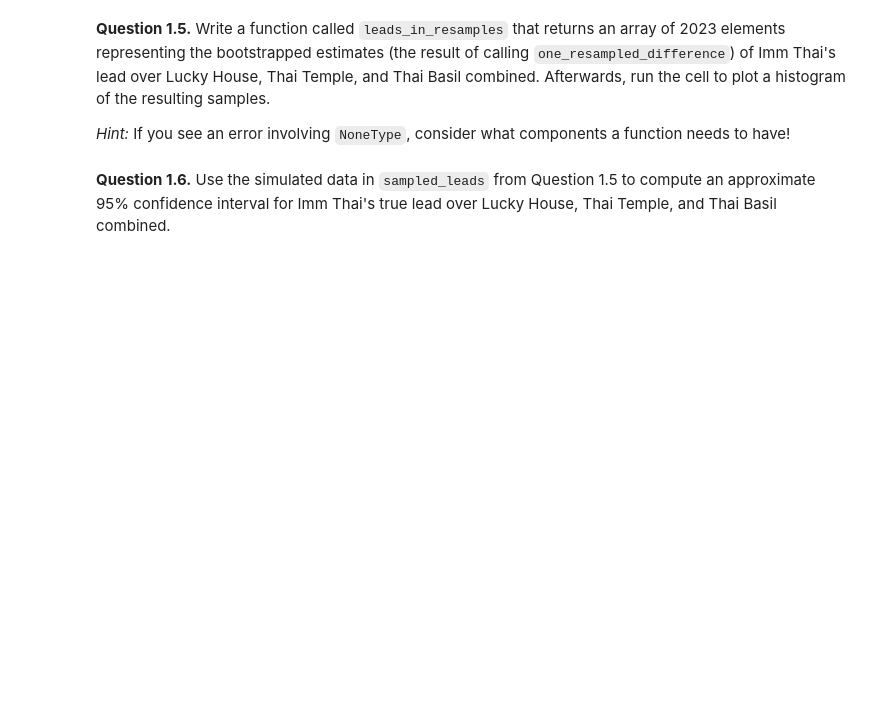
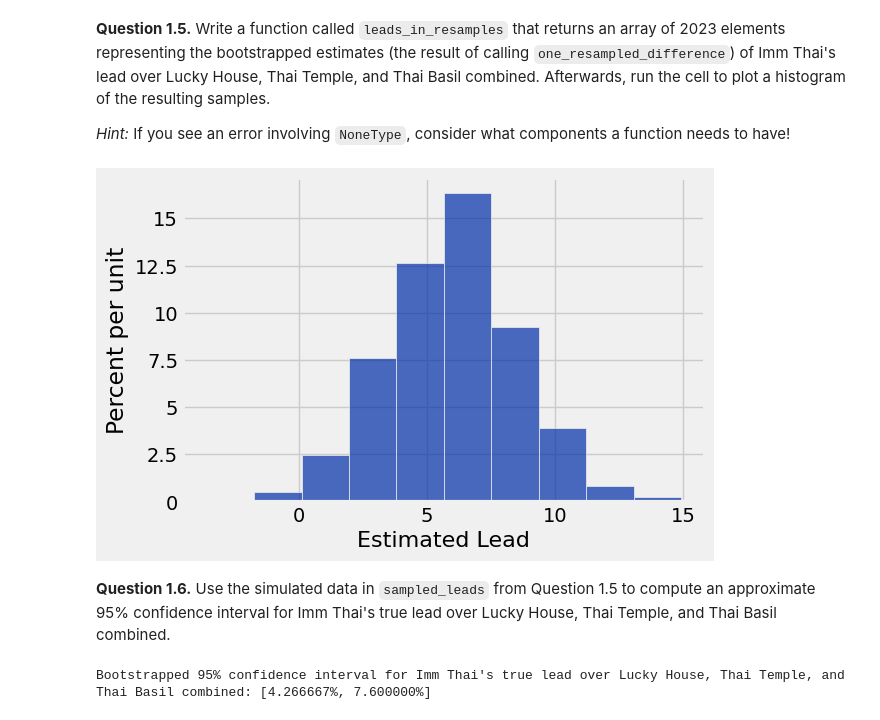
Before and after one commit to ttlarson13/Data-Analytics-Fall-25, a Jupyter notebook: hw08-2/hw08.ipynb, the cells around one changed output. Drawn from its saved outputs; the diff is of its cells as text; code cells hidden in the pictures; blank space fills up the shorter version.

```diff
--- a/hw08-2/hw08.ipynb
+++ b/hw08-2/hw08.ipynb
@@ -69,8 +69,3 @@ votes
 *Note 2:* This function should be completed **without** `.group` or `.pivot`. Using these functions will cause your code to timeout.
 
 *Hint:* Given a table of votes, how can you figure out what percentage of the votes are for a certain restaurant? **Be sure to use percentages, not proportions, for this question!**
-# %%
-def one_resampled_percentage(tbl):
-    ...
-
-one_resampled_percentage(votes)
@@ -76,0 +88,8 @@ one_resampled_percentage(votes)
+# %%
+def one_resampled_percentage(tbl):
+   bootstrap_sample = tbl.sample()
+   total_votes = len(bootstrap_sample.column('Vote'))
+   Thai_votes = len(bootstrap_sample.where('Vote', are.equal_to('Imm Thai')).column('Vote'))
+   percentage = Thai_votes / total_votes * 100
+   return percentage
+one_resampled_percentage(votes)
@@ -86,0 +106,5 @@ def percentages_in_resamples():
+# %%
+percentage_imm = make_array()
+for i in np.arange(2023):
+    percentage_imm = np.append(percentage_imm, one_resampled_percentage(votes))
+len(percentage_imm)
@@ -117,6 +161,7 @@ Define the function `one_resampled_difference` that returns **exactly one value*
 *Note:* If the skeleton code provided within the function is not helpful for you, feel free to approach the question using your own variables.
 # %%
 def one_resampled_difference(tbl):
-    bootstrap = ...
-    imm_percentage = ...
-    ...
+    bootstrap = one_resampled_percentage(tbl)
+    imm_percentage = bootstrap - (100 - bootstrap)
+    return imm_percentage
+one_resampled_difference(votes)
@@ -130,17 +179,24 @@ grader.check("q1_4")
 *Hint:* If you see an error involving `NoneType`, consider what components a function needs to have!
 # %%
 def leads_in_resamples():
-    ...
+    leads = make_array()
+    for i in np.arange(2023):
+        leads = np.append(leads, one_resampled_difference(votes))
+    return leads
 
 sampled_leads = leads_in_resamples()
 Table().with_column('Estimated Lead', sampled_leads).hist("Estimated Lead")
+# %% [output]
+[figure, added]
 # %% [markdown]
 <!-- END QUESTION -->
 
 **Question 1.6.** Use the simulated data in `sampled_leads` from Question 1.5 to compute an approximate 95% confidence interval for Imm Thai's true lead over Lucky House, Thai Temple, and Thai Basil combined.
 # %%
-diff_lower_bound = ...
-diff_upper_bound = ...
+diff_lower_bound = percentile(25, sampled_leads)
+diff_upper_bound = percentile(75, sampled_leads)
 print("Bootstrapped 95% confidence interval for Imm Thai's true lead over Lucky House, Thai Temple, and Thai Basil combined: [{:f}%, {:f}%]".format(diff_lower_bound, diff_upper_bound))
+# %% [output]
+Bootstrapped 95% confidence interval for Imm Thai's true lead over Lucky House, Thai Temple, and Thai Basil combined: [4.266667%, 7.600000%]
 # %%
 grader.check("q1_6")
```
Also changed, not shown: parts of 13 cells of this notebook, 3 other files.
